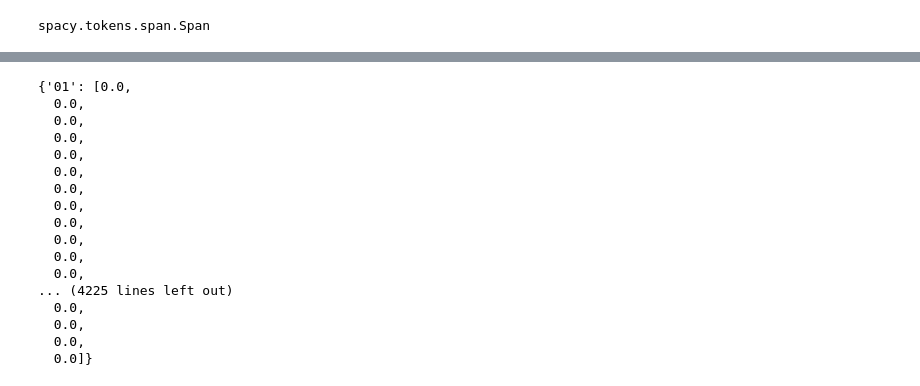
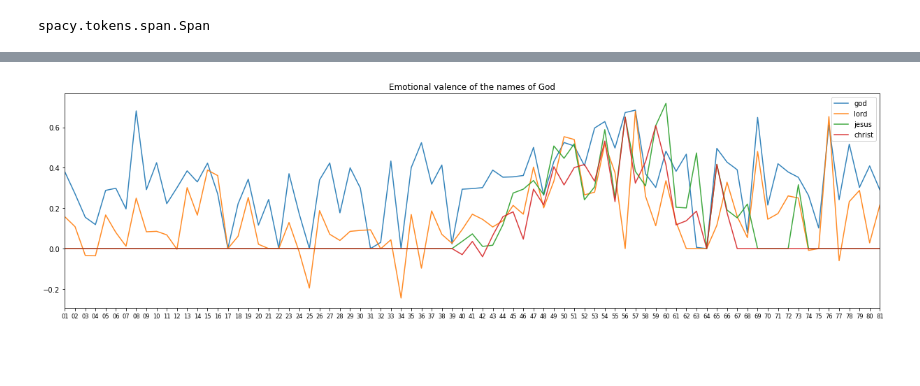
Before and after one commit to machaerus/sophia, a Jupyter notebook: Bible analysis.ipynb, the cells around one changed output, grey strips where cells are left out. Saved outputs shown, nothing was run; the diff lists cells and outputs as text; code cells hidden in the pictures; blank space fills up the shorter version.

Commit message:
sentiment analysis of the names of God

```diff
--- a/Bible analysis.ipynb
+++ b/Bible analysis.ipynb
@@ -334,3 +335,5 @@ Bible.head()
 type(next(Bible.iloc[0]["spacy_docs"].sents))
 # %% [output]
 spacy.tokens.span.Span
+# %%
+vader = SentimentIntensityAnalyzer()
@@ -384,20 +375,24 @@ tokens['73'][:15]
-# %%
-sentiments
-# %% [output]
-{'01': [0.0,
-  0.0,
-  0.0,
-  0.0,
-  0.0,
-  0.0,
-  0.0,
-  0.0,
-  0.0,
-  0.0,
-  0.0,
-  0.0,
-... (4225 lines left out)
-  0.0,
-  0.0,
-  0.0,
-  0.0]}
+# %%
+def plot_sentiment(sentiments, labels, text, title, save=True):
+    fig, ax = plt.subplots(1, 1, figsize=(17,5))
+    for i in range(len(sentiments)):
+        ax.plot(sentiments[i].values(), alpha=0.9)
+    ax.set_xticks(range(len(text.book.unique())))
+    ax.set_xticklabels(text.book.unique(), size='small')
+    ax.set_xlim([0,80])
+    ax.legend(labels)
+    ax.set_title(title)
+    plt.tight_layout()
+    if save:
+        plt.savefig("img/" + re.sub(" ","_",title))
+# %%
+keywords = ["god","lord","jesus","christ"]
+
+sentiments = []
+for keyword in keywords:
+    t, s = tokens_and_sentiments(keyword, Bible)
+    sentiments.append(s)
+
+plot_sentiment(sentiments, keywords, Bible, "Emotional valence of the names of God")
+# %% [output]
+[figure, added]
```
Also changed, not shown: parts of 5 cells of this notebook, 5 other files.
